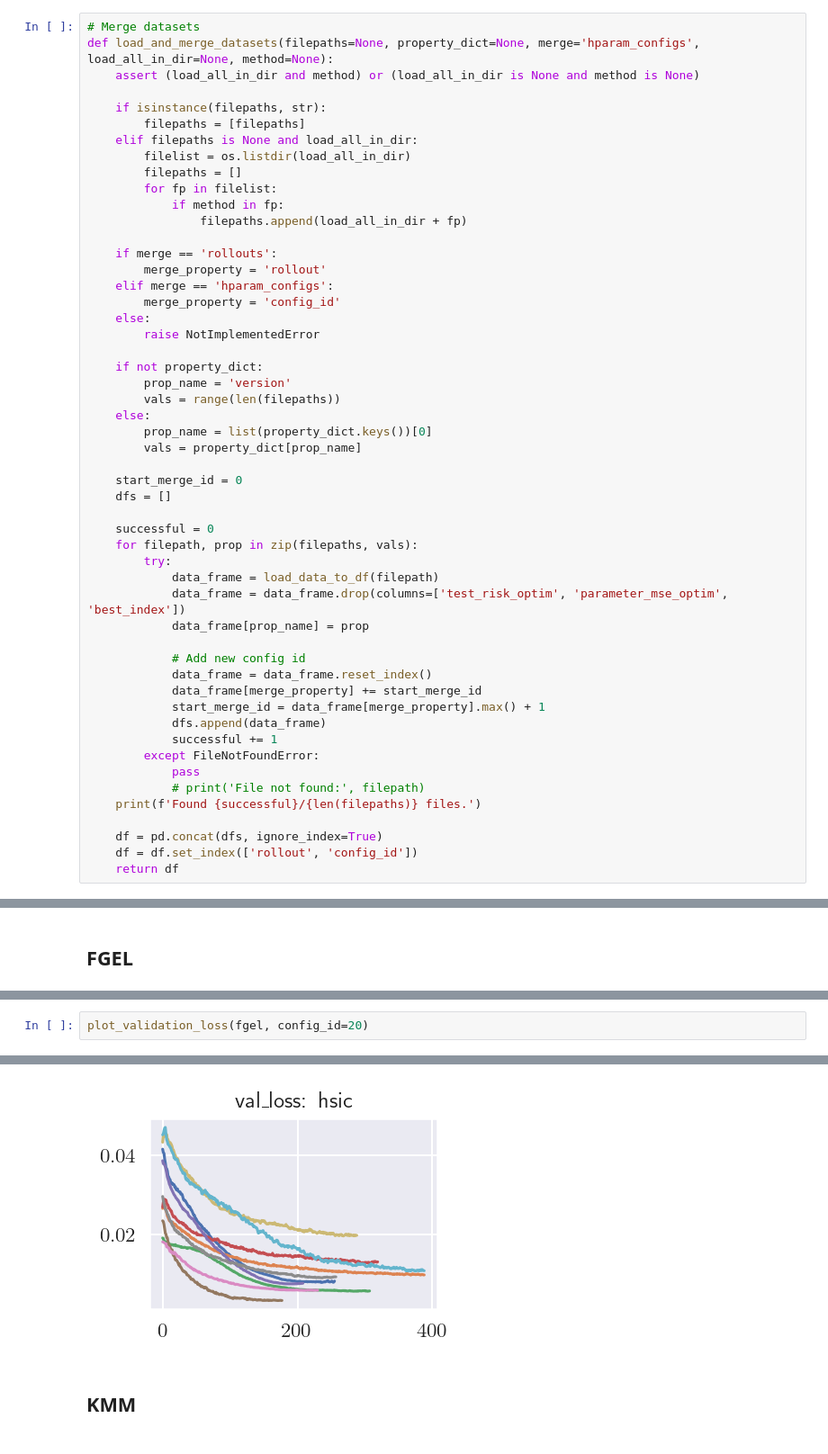
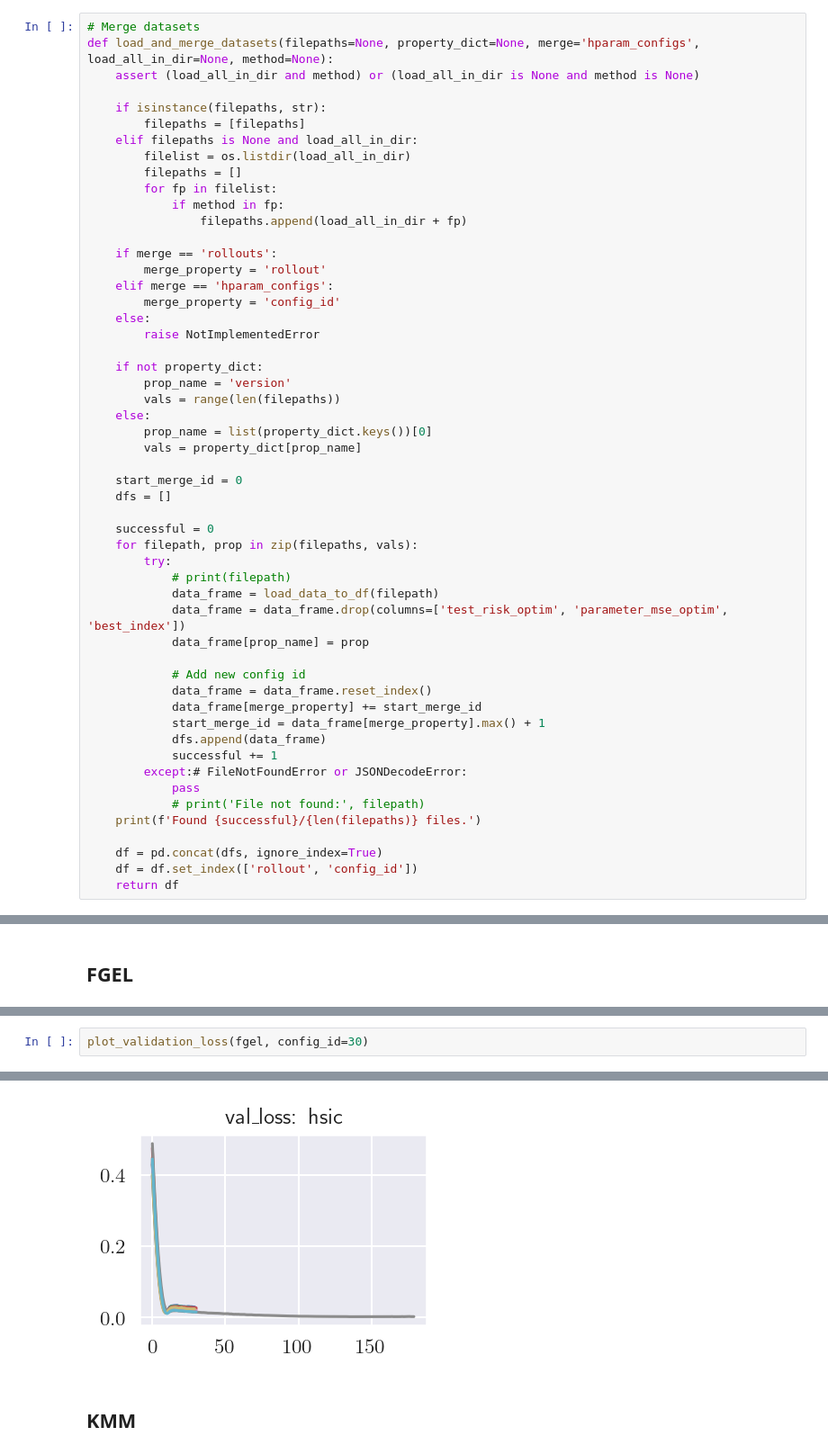
Before and after one commit to HeinerKremer/conditional-moment-restrictions, a Jupyter notebook: experiments/eval_data_pandas.ipynb, the cells around one changed output, grey strips where cells are left out. Shown at 90% size. Saved outputs shown, nothing was run; the diff lists cells and outputs as text.

```diff
--- a/experiments/eval_data_pandas.ipynb
+++ b/experiments/eval_data_pandas.ipynb
@@ -86,6 +86,7 @@ def load_and_merge_datasets(filepaths=None, property_dict=None, merge='hparam_co
     successful = 0
     for filepath, prop in zip(filepaths, vals):
         try:
+            # print(filepath)
             data_frame = load_data_to_df(filepath)
             data_frame = data_frame.drop(columns=['test_risk_optim', 'parameter_mse_optim', 'best_index'])
             data_frame[prop_name] = prop
@@ -96,7 +97,7 @@ def load_and_merge_datasets(filepaths=None, property_dict=None, merge='hparam_co
             start_merge_id = data_frame[merge_property].max() + 1
             dfs.append(data_frame)
             successful += 1
-        except FileNotFoundError:
+        except:# FileNotFoundError or JSONDecodeError:
             pass
             # print('File not found:', filepath)
     print(f'Found {successful}/{len(filepaths)} files.')
@@ -192,3 +196,3 @@ best_fgel
 # %%
-plot_validation_loss(fgel, config_id=20)
+plot_validation_loss(fgel, config_id=30)
 # %% [output]
@@ -201,4 +205,4 @@ Name: 20, dtype: float64
-[figure, old version]
+[figure, new version]
 # %% [markdown]
 ## KMM
 # %%
```
Also changed, not shown: parts of 7 cells of this notebook, 3 other files.
